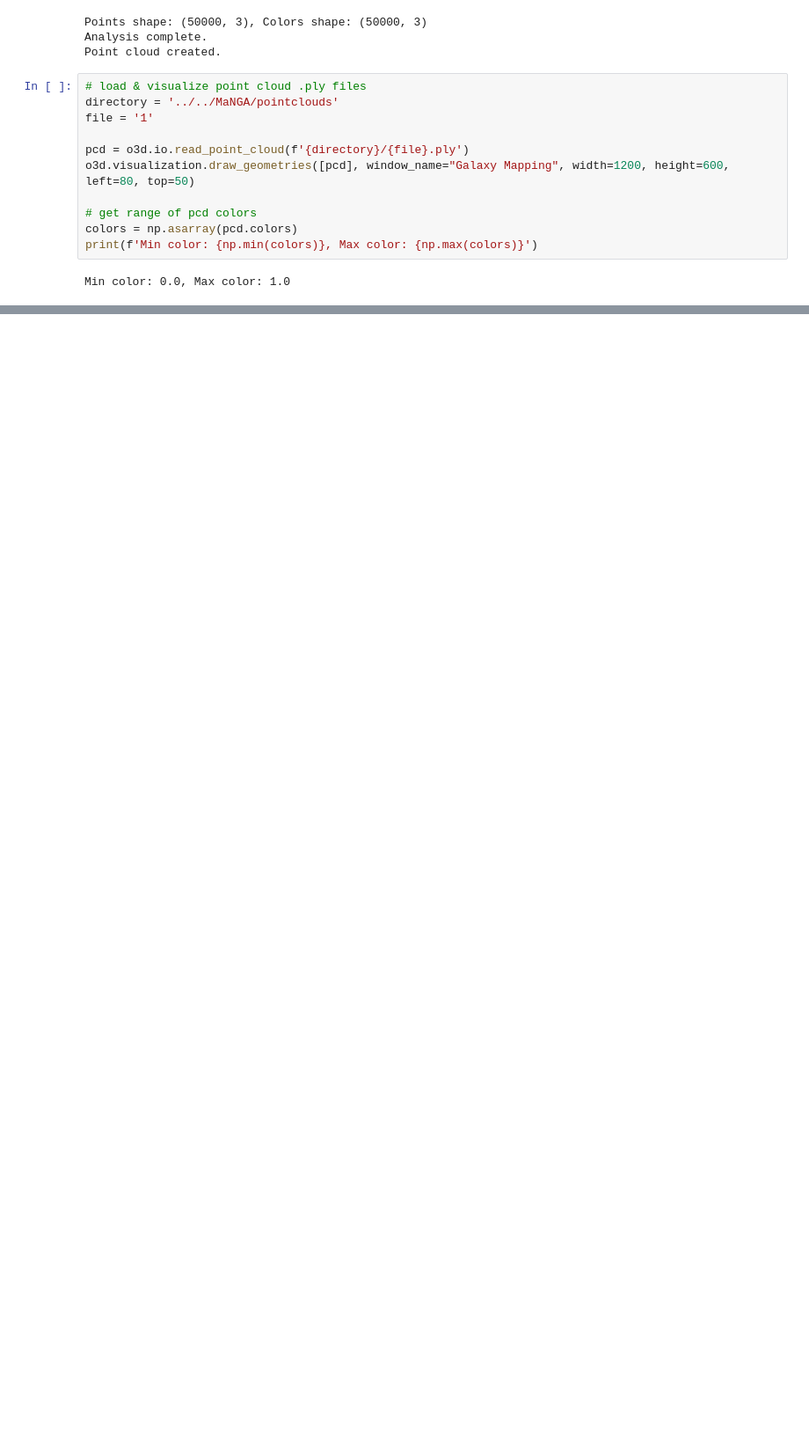
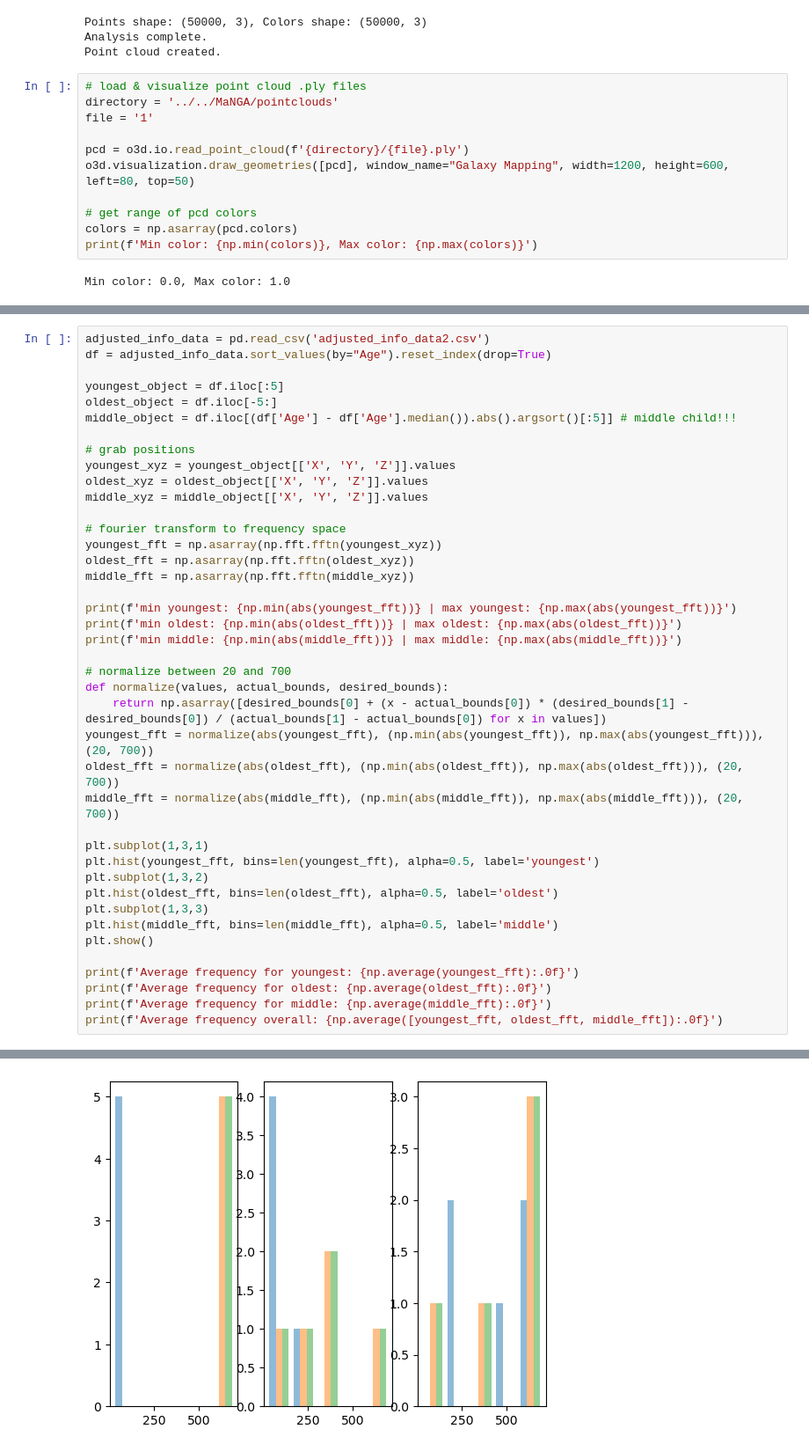
Before and after one commit to emmabacarra/DXARTS481, a Jupyter notebook: Final Project/data_main.ipynb, the cells around one changed output, grey strips where cells are left out. Shown at 88% size. Cells and saved outputs as stored; diff of their text form; blank space fills up the shorter version.

```diff
--- a/Final Project/data_main.ipynb
+++ b/Final Project/data_main.ipynb
@@ -1406,0 +1521,42 @@ Min color: 0.0, Max color: 1.0
+# %%
+adjusted_info_data = pd.read_csv('adjusted_info_data2.csv')
+df = adjusted_info_data.sort_values(by="Age").reset_index(drop=True)
+
+youngest_object = df.iloc[:5]
+oldest_object = df.iloc[-5:]
+middle_object = df.iloc[(df['Age'] - df['Age'].median()).abs().argsort()[:5]] # middle child!!!
+
+# grab positions
+youngest_xyz = youngest_object[['X', 'Y', 'Z']].values
+oldest_xyz = oldest_object[['X', 'Y', 'Z']].values
+middle_xyz = middle_object[['X', 'Y', 'Z']].values
+
+# fourier transform to frequency space
+youngest_fft = np.asarray(np.fft.fftn(youngest_xyz))
+oldest_fft = np.asarray(np.fft.fftn(oldest_xyz))
+middle_fft = np.asarray(np.fft.fftn(middle_xyz))
+
+print(f'min youngest: {np.min(abs(youngest_fft))} | max youngest: {np.max(abs(youngest_fft))}')
+print(f'min oldest: {np.min(abs(oldest_fft))} | max oldest: {np.max(abs(oldest_fft))}')
+print(f'min middle: {np.min(abs(middle_fft))} | max middle: {np.max(abs(middle_fft))}')
+
+# normalize between 20 and 700
+def normalize(values, actual_bounds, desired_bounds):
+    return np.asarray([desired_bounds[0] + (x - actual_bounds[0]) * (desired_bounds[1] - desired_bounds[0]) / (actual_bounds[1] - actual_bounds[0]) for x in values])
+youngest_fft = normalize(abs(youngest_fft), (np.min(abs(youngest_fft)), np.max(abs(youngest_fft))), (20, 700))
+oldest_fft = normalize(abs(oldest_fft), (np.min(abs(oldest_fft)), np.max(abs(oldest_fft))), (20, 700))
+middle_fft = normalize(abs(middle_fft), (np.min(abs(middle_fft)), np.max(abs(middle_fft))), (20, 700))
+
+plt.subplot(1,3,1)
+plt.hist(youngest_fft, bins=len(youngest_fft), alpha=0.5, label='youngest')
+plt.subplot(1,3,2)
+plt.hist(oldest_fft, bins=len(oldest_fft), alpha=0.5, label='oldest')
+plt.subplot(1,3,3)
+plt.hist(middle_fft, bins=len(middle_fft), alpha=0.5, label='middle')
+plt.show()
+
+print(f'Average frequency for youngest: {np.average(youngest_fft):.0f}')
+print(f'Average frequency for oldest: {np.average(oldest_fft):.0f}')
+print(f'Average frequency for middle: {np.average(middle_fft):.0f}')
+print(f'Average frequency overall: {np.average([youngest_fft, oldest_fft, middle_fft]):.0f}')
+# %% [output]
@@ -1406,0 +1566 @@ Min color: 0.0, Max color: 1.0
+[figure, added]
```
Also changed, not shown: parts of 10 cells of this notebook, 38 other files.
